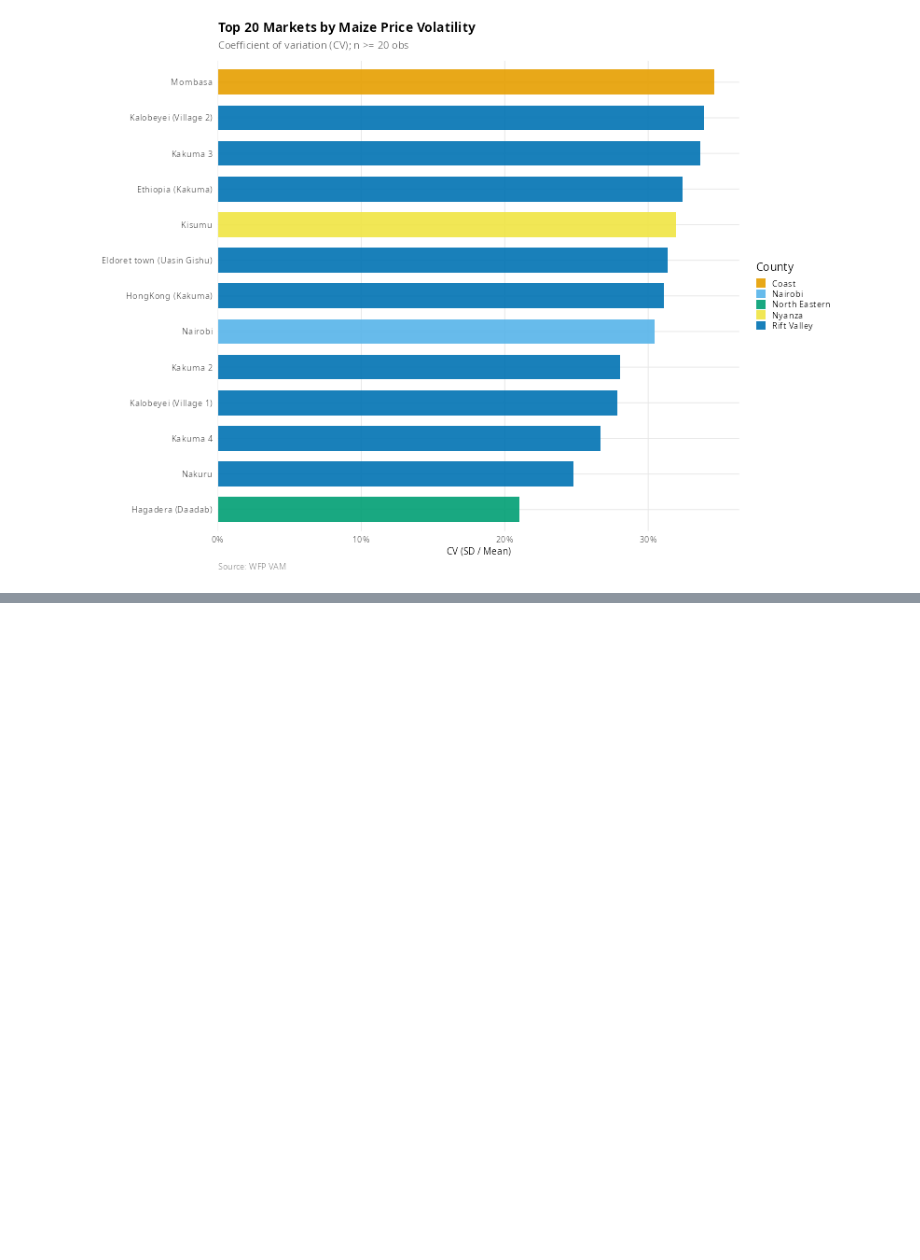
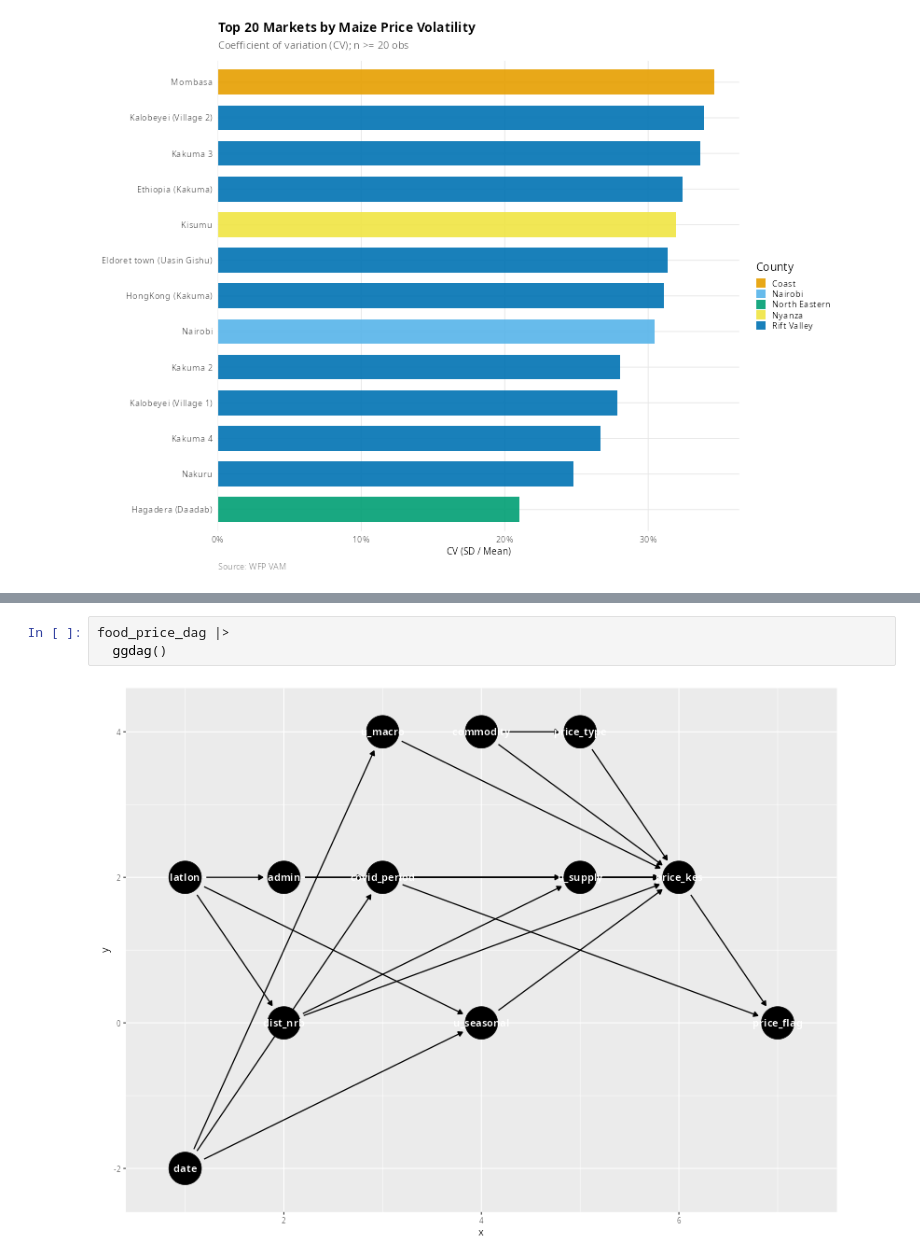
Before and after one commit to Chrisolande/Bayesian-Structural-Time-Series-for-Causal-Impact, a Jupyter notebook: iteration.ipynb, the cells around one changed output, grey strips where cells are left out. Saved outputs shown, nothing was run; the diff lists cells and outputs as text; blank space fills up the shorter version.

```diff
--- a/iteration.ipynb
+++ b/iteration.ipynb
@@ -407,0 +630,5 @@ ggplot(cv_data, aes(cv, reorder(market, cv), fill = admin1)) +
+# %%
+food_price_dag |>
+  ggdag()
+# %% [output]
+[figure, added]
```
Also changed, not shown: parts of 11 cells of this notebook.
